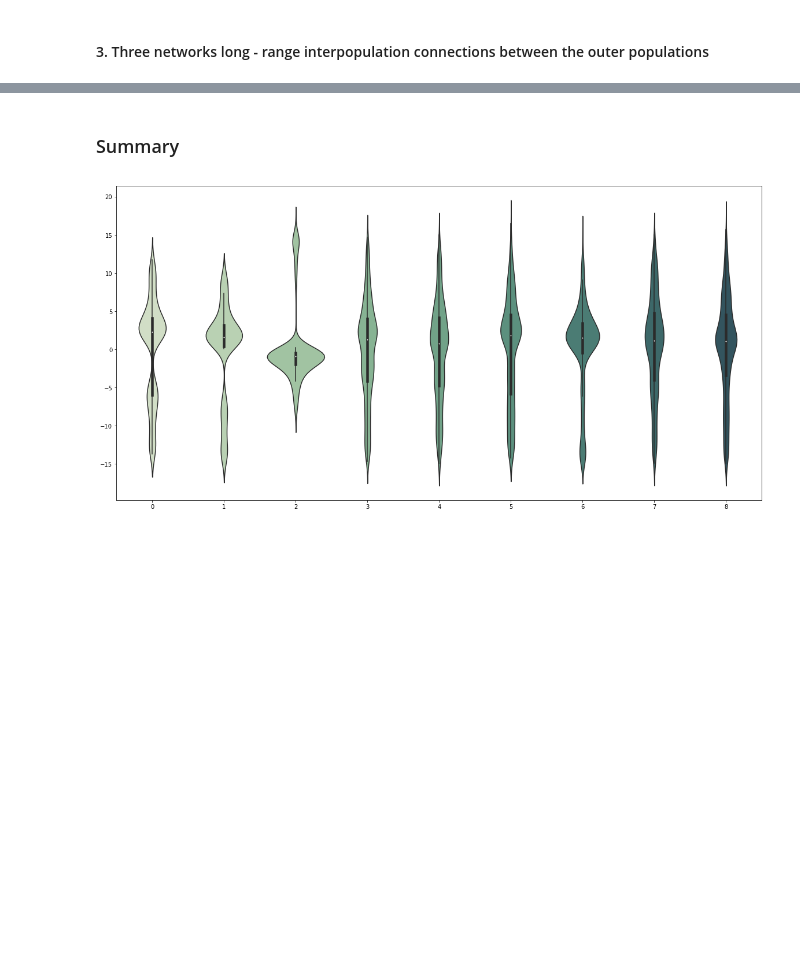
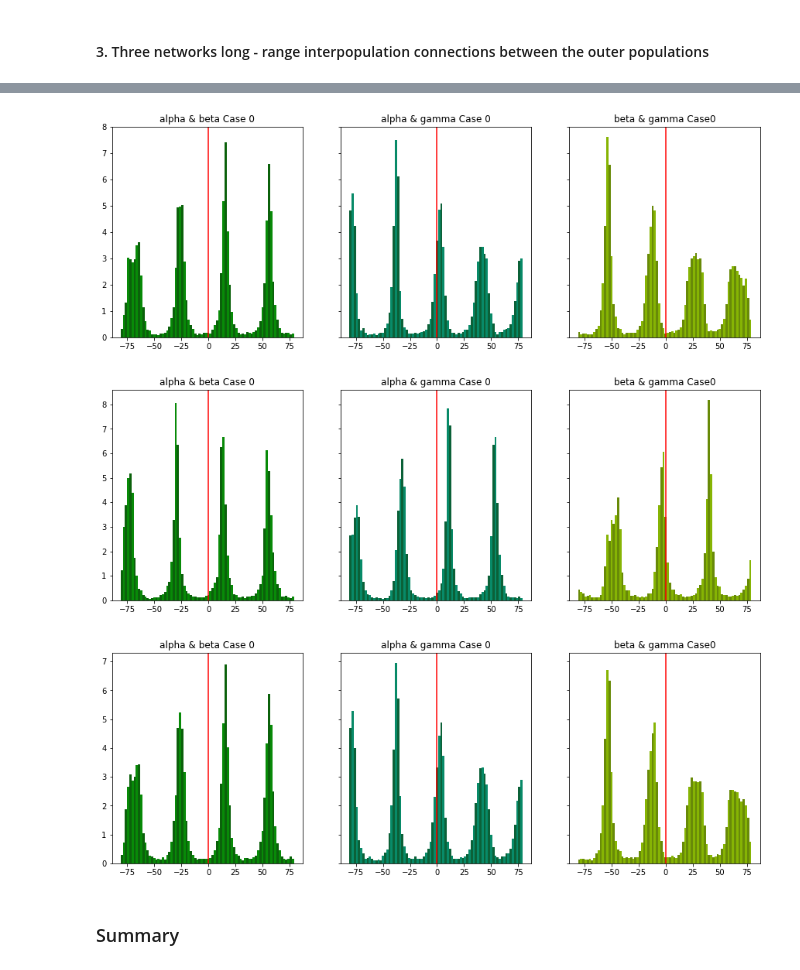
Before and after one commit to ndettmer/neuronal_synchrony_replication, a Jupyter notebook: Results.ipynb, the cells around one changed output, grey strips where cells are left out. Drawn from its saved outputs; the diff is of its cells as text; code cells hidden in the pictures; blank space fills up the shorter version.

```diff
--- a/Results.ipynb
+++ b/Results.ipynb
@@ -83,7 +95,7 @@ def plot_spikes(s=[]):
     pylab.ylabel("Distance")
     pylab.show()
 # %%
-def coinc_hists(v=[]):
+def coinc_hists(v=[], case = 0):
 
     start_idx = 100
     end_idx = 400
@@ -122,16 +134,16 @@ def coinc_hists(v=[]):
     fig.set_figwidth(15)
 
 
-    ax[0].set_title("alpha & beta")
+    ax[0].set_title("alpha & beta Case " + str(case))
     ax[0].bar(offsets, hist12_mean, color = ["#0B610B","#088A08"], width=2.0)
     ax[0].axvline(x=0, color = "red")
 
-    ax[1].set_title("alpha & gamma")
+    ax[1].set_title("alpha & gamma Case " + str(case))
     ax[1].bar(offsets, hist13_mean, color = ["#0B6138","#088A68"], width=2.0)
     ax[1].axvline(x=0, color = "red")
 
 
-    ax[2].set_title("beta & gamma")
+    ax[2].set_title("beta & gamma Case" + str(case))
     ax[2].bar(offsets, hist23_mean, color = ["#688A08","#86B404"], width=2.0)
     ax[2].axvline(x=0, color = "red")
 
@@ -301,0 +277,8 @@ firing_hists(sd3)
+# %%
+coinc_hists(vm0)
+coinc_hists(vm1)
+coinc_hists(vm2)
+# %% [output]
+[figure, added]
+[figure, added]
+[figure, added]
@@ -302,6 +289,4 @@ firing_hists(sd3)
 # %% [markdown]
 ### Summary
 # %%
-violin_plots([vm1,vm2,vm3])
+violin_plots([vm0,vm1,vm2])
-# %% [output]
-[figure, removed]
```
Also changed, not shown: parts of 20 cells of this notebook.
